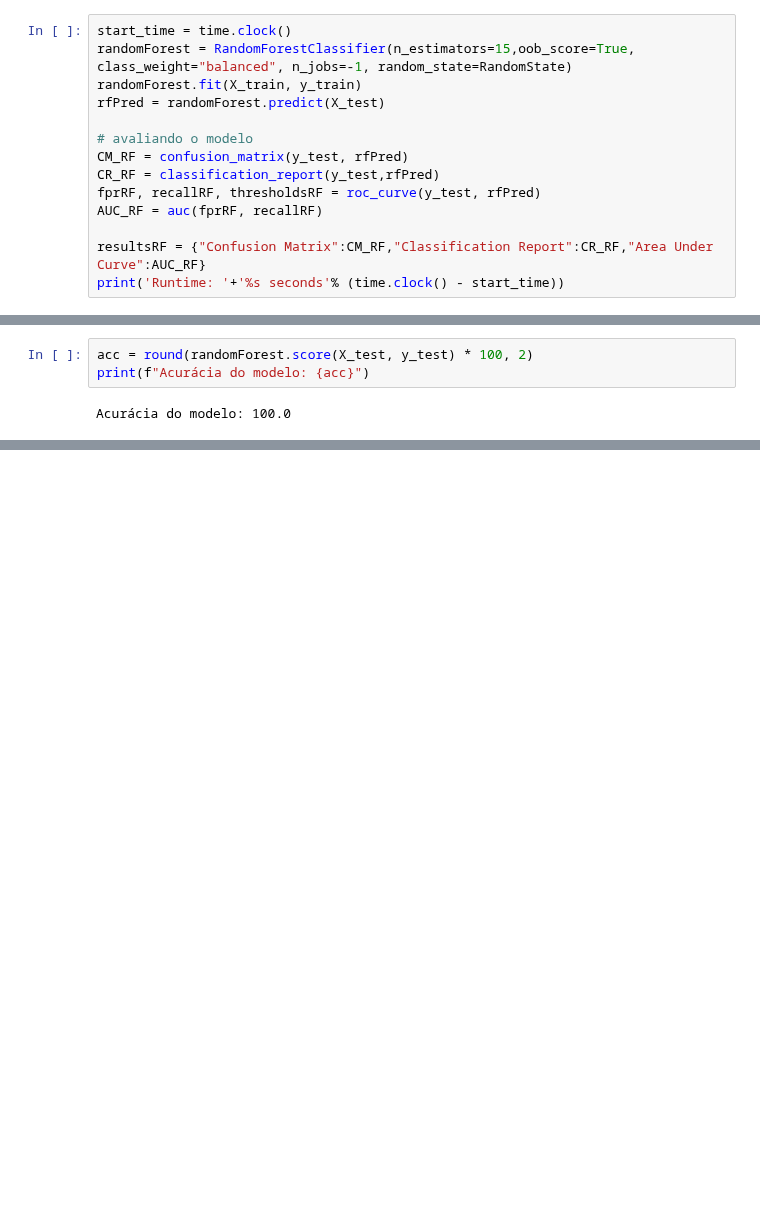
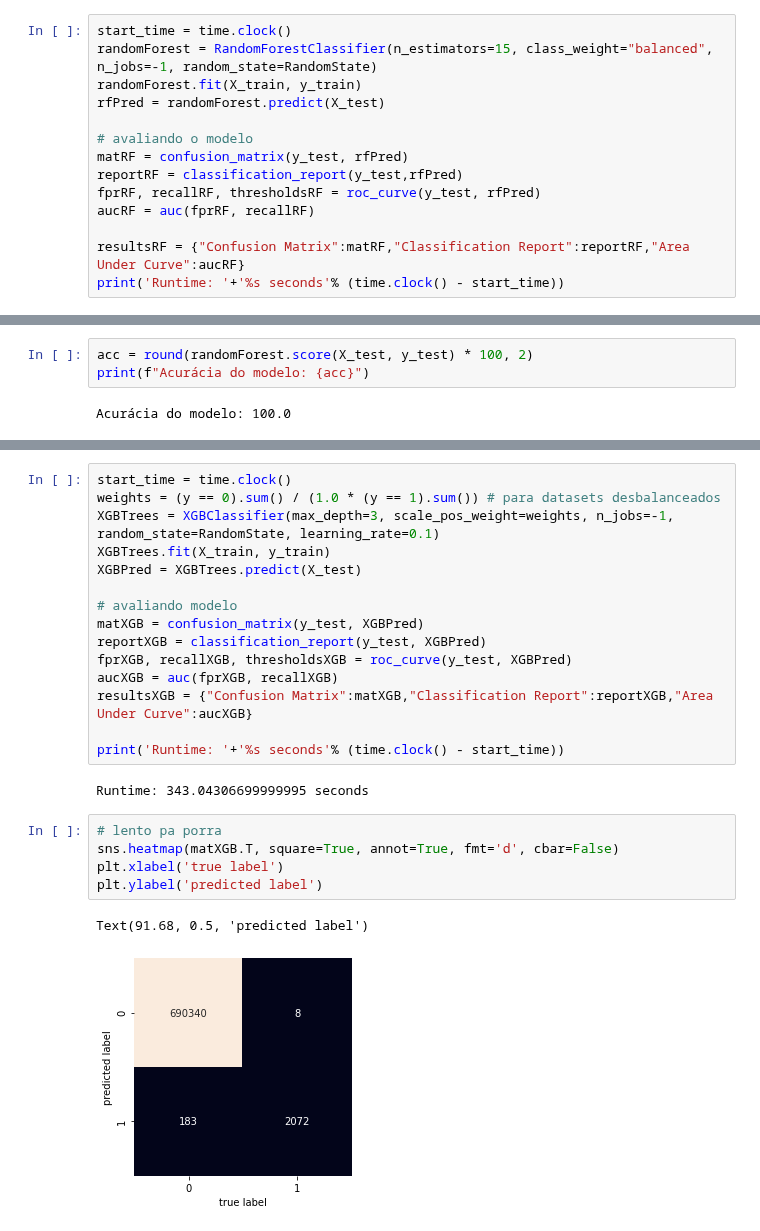
Before and after one commit to victormazevedo/predict-financial-fraud, a Jupyter notebook: Predict_Financial_Fraud.ipynb, the cells around one changed output, grey strips where cells are left out. Cells and saved outputs as stored; diff of their text form; blank space fills up the shorter version.

Commit message:
Finish XGB Tree model

```diff
--- a/Predict_Financial_Fraud.ipynb
+++ b/Predict_Financial_Fraud.ipynb
@@ -686,16 +686,16 @@ Para evitar que o modelo fique enviesado e não apresente o resultado esperado,
 Uma outra qualidade do modelo, e que o *scikit learn* oferece, é que podemos realizar uma análise de todas as *features* que estamos usando e medi a importância delas. Tudo já implementado. O cálculo é feito para cada característica logo após o treinamento,e também ele normaliza os resultados. Através dessa insepção, conseguimos ter uma noção de qual característica usar e qual não usar.
 # %%
 start_time = time.clock()
-randomForest = RandomForestClassifier(n_estimators=15,oob_score=True, class_weight="balanced", n_jobs=-1, random_state=RandomState)
+randomForest = RandomForestClassifier(n_estimators=15, class_weight="balanced", n_jobs=-1, random_state=RandomState)
 randomForest.fit(X_train, y_train)
 rfPred = randomForest.predict(X_test)
 
 # avaliando o modelo
-CM_RF = confusion_matrix(y_test, rfPred)
-CR_RF = classification_report(y_test,rfPred)
+matRF = confusion_matrix(y_test, rfPred)
+reportRF = classification_report(y_test,rfPred)
 fprRF, recallRF, thresholdsRF = roc_curve(y_test, rfPred)
-AUC_RF = auc(fprRF, recallRF)
+aucRF = auc(fprRF, recallRF)
 
-resultsRF = {"Confusion Matrix":CM_RF,"Classification Report":CR_RF,"Area Under Curve":AUC_RF}
+resultsRF = {"Confusion Matrix":matRF,"Classification Report":reportRF,"Area Under Curve":aucRF}
 print('Runtime: '+'%s seconds'% (time.clock() - start_time))
 # %% [output]
@@ -745,0 +752,25 @@ plt.show()
+# %%
+start_time = time.clock()
+weights = (y == 0).sum() / (1.0 * (y == 1).sum()) # para datasets desbalanceados
+XGBTrees = XGBClassifier(max_depth=3, scale_pos_weight=weights, n_jobs=-1, random_state=RandomState, learning_rate=0.1)
+XGBTrees.fit(X_train, y_train)
+XGBPred = XGBTrees.predict(X_test)
+
+# avaliando modelo
+matXGB = confusion_matrix(y_test, XGBPred)
+reportXGB = classification_report(y_test, XGBPred)
+fprXGB, recallXGB, thresholdsXGB = roc_curve(y_test, XGBPred)
+aucXGB = auc(fprXGB, recallXGB)
+resultsXGB = {"Confusion Matrix":matXGB,"Classification Report":reportXGB,"Area Under Curve":aucXGB}
+
+print('Runtime: '+'%s seconds'% (time.clock() - start_time))
+# %% [output]
+Runtime: 343.04306699999995 seconds
+# %%
+# lento pa porra
+sns.heatmap(matXGB.T, square=True, annot=True, fmt='d', cbar=False)
+plt.xlabel('true label')
+plt.ylabel('predicted label')
+# %% [output]
+Text(91.68, 0.5, 'predicted label')
+[figure, added]
```
Also changed, not shown: parts of 8 cells of this notebook.
